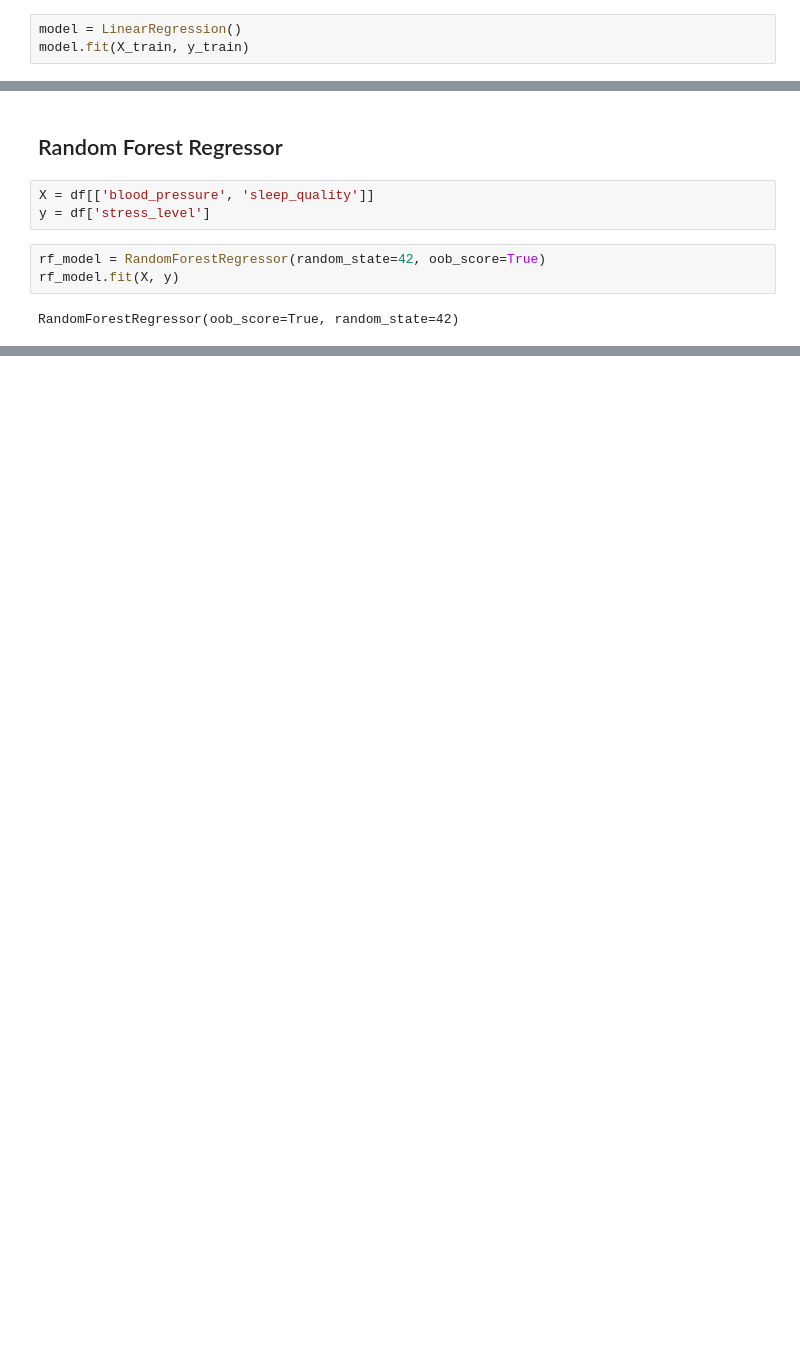
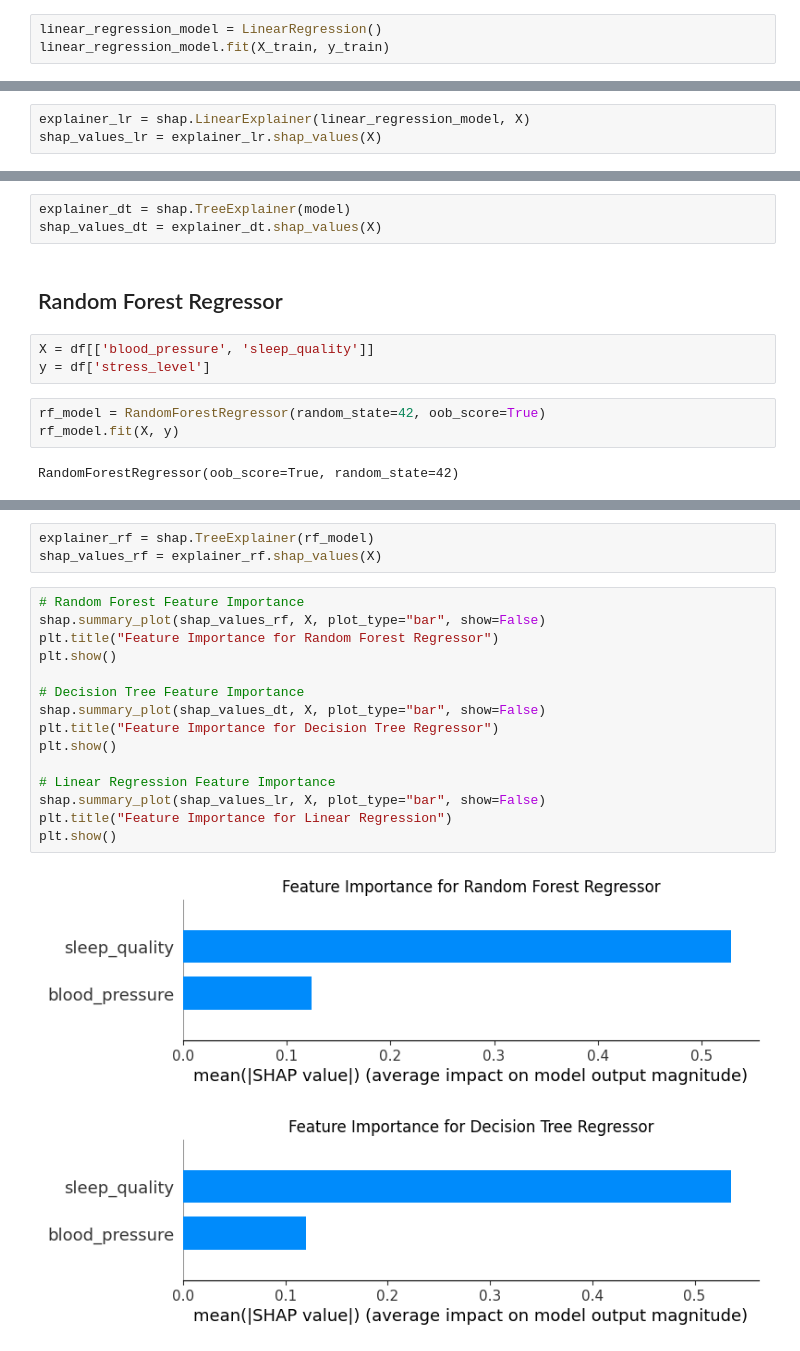
Before and after one commit to esoto15/health-monitoring, a Jupyter notebook: main.ipynb, the cells around one changed output, grey strips where cells are left out. Cells and saved outputs as stored; diff of their text form; blank space fills up the shorter version.

```diff
--- a/main.ipynb
+++ b/main.ipynb
@@ -128,8 +157,8 @@ y = df['stress_level']
 # %%
 X_train, X_test, y_train, y_test = train_test_split(X, y, test_size=0.2, random_state=42)
 # %%
-model = LinearRegression()
-model.fit(X_train, y_train)
+linear_regression_model = LinearRegression()
+linear_regression_model.fit(X_train, y_train)
 # %% [output]
 LinearRegression()
 # %%
@@ -142,3 +184,6 @@ Mean Squared Error: 0.17242117989940328
+# %%
+explainer_lr = shap.LinearExplainer(linear_regression_model, X)
+shap_values_lr = explainer_lr.shap_values(X)
 # %% [markdown]
 ## Decision Tree Regressor
 # %%
@@ -154,3 +219,6 @@ DecisionTreeRegressor(random_state=42)
+# %%
+explainer_dt = shap.TreeExplainer(model)
+shap_values_dt = explainer_dt.shap_values(X)
 # %% [markdown]
 ## Random Forest Regressor
 # %%
@@ -163,0 +252,21 @@ RandomForestRegressor(oob_score=True, random_state=42)
+# %%
+explainer_rf = shap.TreeExplainer(rf_model)
+shap_values_rf = explainer_rf.shap_values(X)
+# %%
+# Random Forest Feature Importance
+shap.summary_plot(shap_values_rf, X, plot_type="bar", show=False)
+plt.title("Feature Importance for Random Forest Regressor")
+plt.show()
+
+# Decision Tree Feature Importance
+shap.summary_plot(shap_values_dt, X, plot_type="bar", show=False)
+plt.title("Feature Importance for Decision Tree Regressor")
+plt.show()
+
+# Linear Regression Feature Importance
+shap.summary_plot(shap_values_lr, X, plot_type="bar", show=False)
+plt.title("Feature Importance for Linear Regression")
+plt.show()
+# %% [output]
+[figure, added]
+[figure, added]
```
Also changed, not shown: parts of 25 cells of this notebook.
